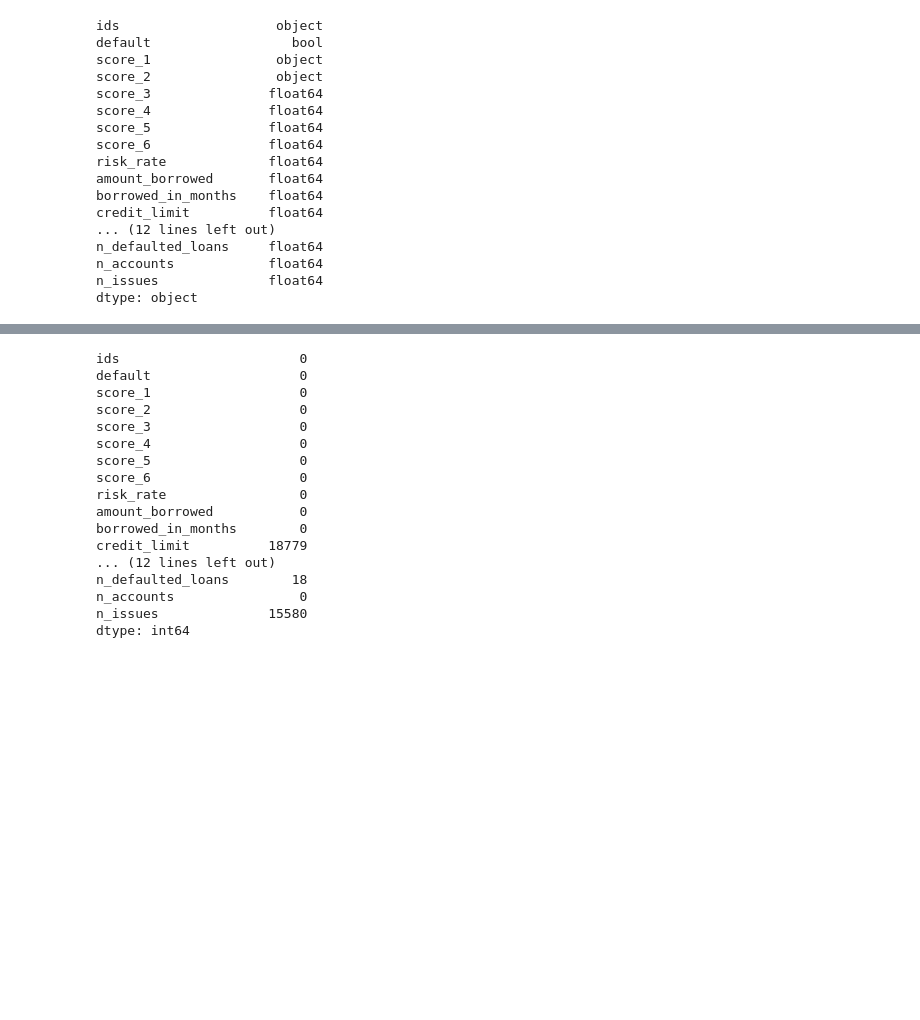
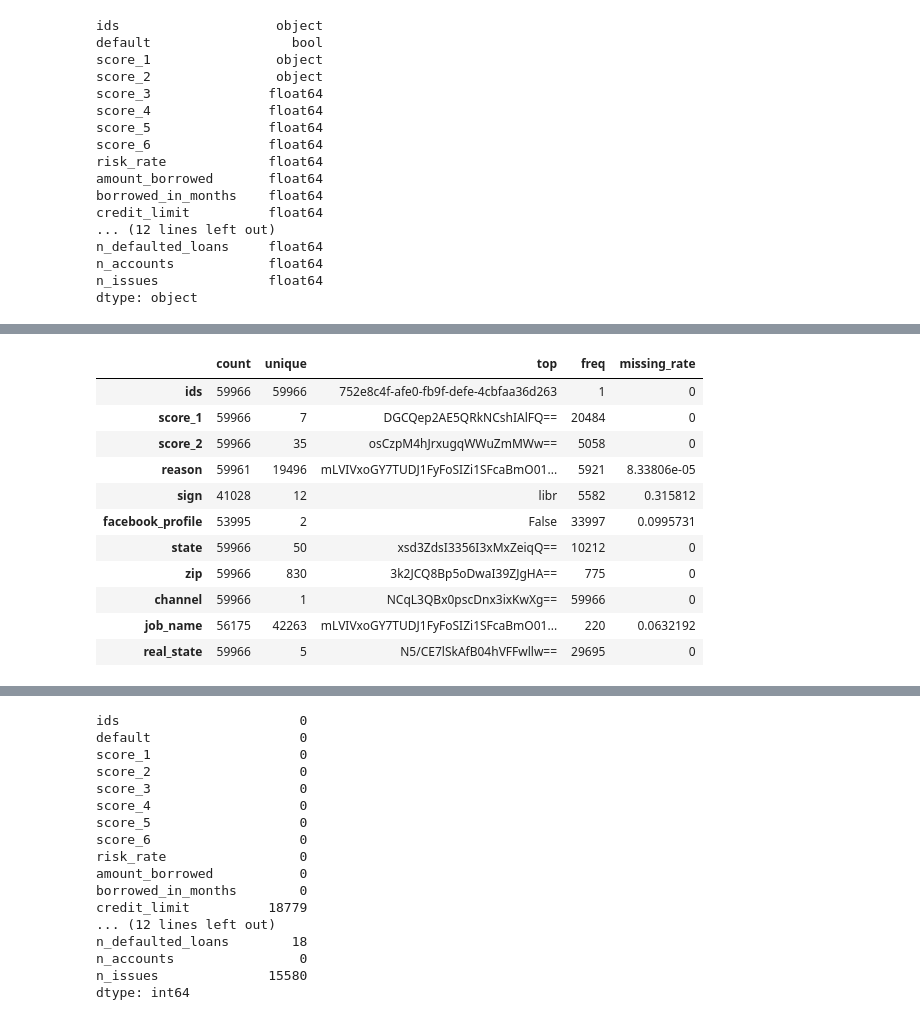
Before and after one commit to Lucas-Cerqueira/nubank-puzzle, a Jupyter notebook: default_prediction.ipynb, the cells around one changed output, grey strips where cells are left out. Cells and saved outputs as stored; diff of their text form; code cells hidden in the pictures; blank space fills up the shorter version.

```diff
--- a/default_prediction.ipynb
+++ b/default_prediction.ipynb
@@ -43,0 +45,18 @@ dtype: object
+# %%
+categorical_columns = df_train.select_dtypes('object').columns
+describe_df = df_train[categorical_columns].describe().T
+describe_df['missing_rate'] = (len(df_train) - describe_df['count']) / len(df_train)
+describe_df
+# %% [output]
+|  | count | unique | top | freq | missing_rate |
+| ids | 59966 | 59966 | 752e8c4f-afe0-fb9f-defe-4cbfaa36d263 | 1 | 0 |
+| score_1 | 59966 | 7 | DGCQep2AE5QRkNCshIAlFQ== | 20484 | 0 |
+| score_2 | 59966 | 35 | osCzpM4hJrxugqWWuZmMWw== | 5058 | 0 |
+| reason | 59961 | 19496 | mLVIVxoGY7TUDJ1FyFoSIZi1SFcaBmO01... | 5921 | 8.33806e-05 |
+| sign | 41028 | 12 | libr | 5582 | 0.315812 |
+| facebook_profile | 53995 | 2 | False | 33997 | 0.0995731 |
+| state | 59966 | 50 | xsd3ZdsI3356I3xMxZeiqQ== | 10212 | 0 |
+| zip | 59966 | 830 | 3k2JCQ8Bp5oDwaI39ZJgHA== | 775 | 0 |
+| channel | 59966 | 1 | NCqL3QBx0pscDnx3ixKwXg== | 59966 | 0 |
+| job_name | 56175 | 42263 | mLVIVxoGY7TUDJ1FyFoSIZi1SFcaBmO01... | 220 | 0.0632192 |
+| real_state | 59966 | 5 | N5/CE7lSkAfB04hVFFwllw== | 29695 | 0 |
```
Also changed, not shown: parts of 10 cells of this notebook.
